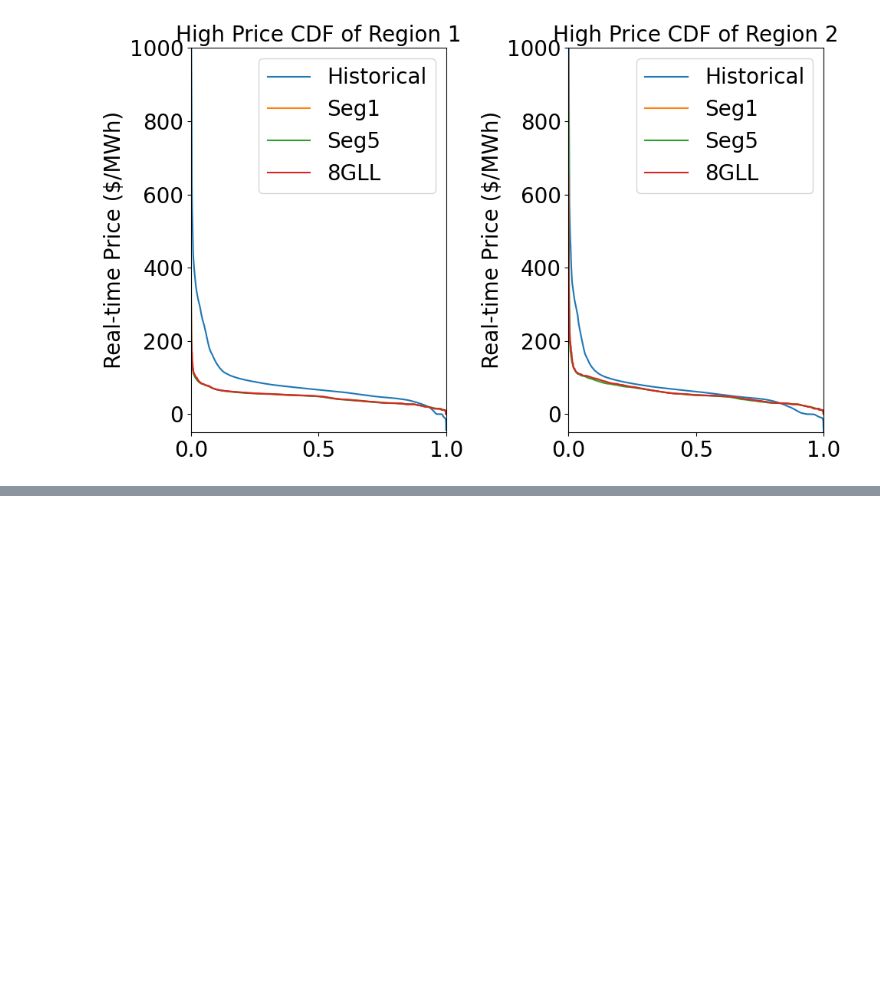
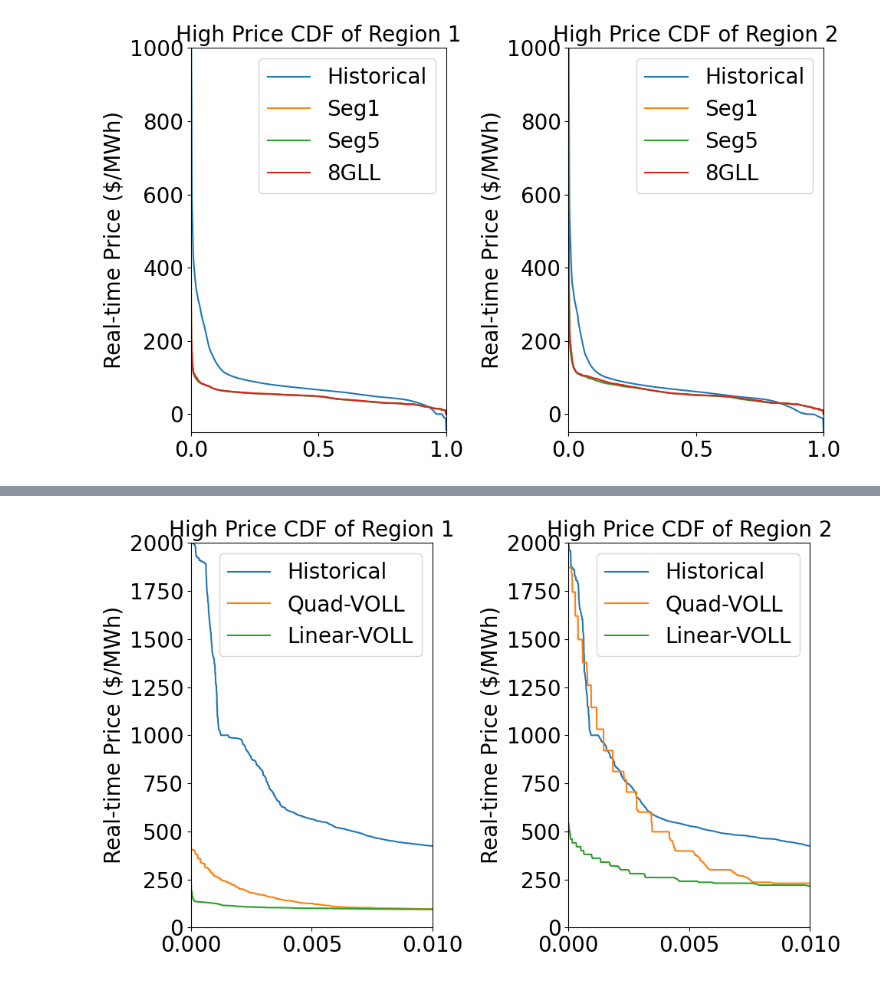
Before and after one commit to niklauskun/STESTS-Archive, a Jupyter notebook: Diagnose.ipynb, the cells around one changed output, grey strips where cells are left out. Saved outputs shown, nothing was run; the diff lists cells and outputs as text; code cells hidden in the pictures; blank space fills up the shorter version.

```diff
--- a/Diagnose.ipynb
+++ b/Diagnose.ipynb
@@ -655,3 +595,49 @@ plt.show()
+# %%
+HistoryPrice = pd.read_csv('output/20220101-20221231 CAISO Real-time Price.csv')
+HistoryPrice = HistoryPrice.drop_duplicates(subset=['Date', 'hub'])
+Pivot_HistoryPrice = HistoryPrice.pivot(index='Date', columns='hub', values='price')
+
+caseQ = 'Strategic/VOLL5GWQuad/2022/UC25ED1_Strategic_true_ratio1.0_Seg1_BAW0_MC20.0_hetefalse'
+RTPriceQ = pd.read_csv('output/'+caseQ+'/EDprice.csv',header=None)*12
+caseL = 'Strategic/VOLL5GWLinear/2022/UC25ED1_Strategic_true_ratio1.0_Seg1_BAW0_MC20.0_hetefalse'
+RTPriceL = pd.read_csv('output/'+caseL+'/EDprice.csv',header=None)*12
+# caseO = 'Strategic/Old/2022/UC25ED1_Strategic_true_ratio1.0_Seg1_BAW0_MC20.0_hetefalse'
+# RTPriceO = pd.read_csv('output/'+caseO+'/EDprice.csv',header=None)*12
+
+# Create a 2x4 grid of subplots
+# fig, axs = plt.subplots(2, 4, figsize=(16, 9))
+fig, axs = plt.subplots(1, 2, figsize=(10, 6))
+
+# Loop through each column and each subplot
+for idx, (col, ax) in enumerate(zip([0,1], axs.flatten())):
+    sorted_vals = np.sort(Pivot_HistoryPrice.iloc[:,col].values)[::-1]
+    sorted_valsQ = np.sort(RTPriceQ[col].values)[::-1]
+    sorted_valsL = np.sort(RTPriceL[col].values)[::-1]
+#     sorted_valsO = np.sort(RTPriceO[col].values)[::-1]
+
+    # Calculate the "reverse" cumulative distribution
+    cdf = np.arange(1, len(sorted_vals) + 1) / float(len(sorted_vals))
+    cdfQ = np.arange(1, len(sorted_valsQ) + 1) / float(len(sorted_valsQ))
+    cdfL = np.arange(1, len(sorted_valsL) + 1) / float(len(sorted_valsL))
+#     cdfO = np.arange(1, len(sorted_valsO) + 1) / float(len(sorted_valsO))
+
+    # Plot the CDF
+    ax.plot(cdf,sorted_vals)
+    ax.plot(cdfQ,sorted_valsQ)
+    ax.plot(cdfL,sorted_valsL)
+#     ax.plot(cdfL,sorted_valsO,'--')
+
+    ax.set_xlim(0.00, 0.01)
+    ax.set_ylim(0, 2000)
+    ax.legend(['Historical','Quad-VOLL', 'Linear-VOLL', 'Old'],fontsize=20)
+    ax.set_title(f"High Price CDF of Region {idx+1}",fontsize=20)
+    ax.tick_params(axis='both', which='major', labelsize=20)
+    ax.set_ylabel("Real-time Price ($/MWh)",fontsize=20)
+
+plt.tight_layout()
+plt.show()
+# %% [output]
+[figure, added]
 # %%
 HistoryPrice = pd.read_csv('output/20220101-20221231 CAISO Real-time Price.csv')
 HistoryPrice = HistoryPrice.drop_duplicates(subset=['Date', 'hub'])
```
Also changed, not shown: parts of 17 cells of this notebook, 4 other files.
